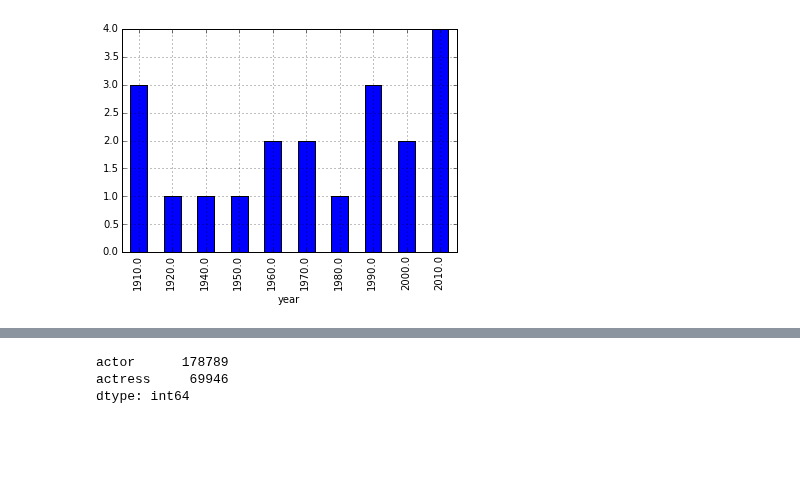
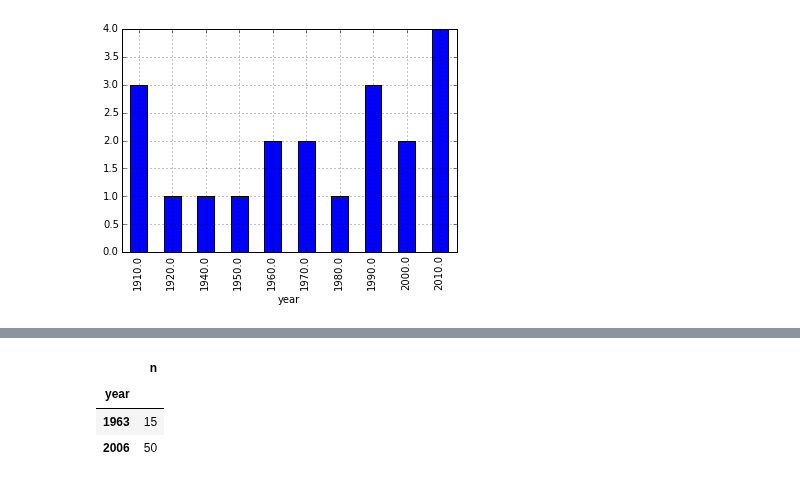
Before and after one commit to brandon-rhodes/pycon-pandas-tutorial, a Jupyter notebook: Solutions-3.ipynb, the cells around one changed output, grey strips where cells are left out. Saved outputs shown, nothing was run; the diff lists cells and outputs as text; code cells hidden in the pictures; blank space fills up the shorter version.

```diff
--- a/Solutions-3.ipynb
+++ b/Solutions-3.ipynb
@@ -106,12 +93,14 @@ actress    5543
 dtype: int64
-# %%
-# How many total roles were available for actors,
-# and how many for actresses, over the 1950s?
-
-c = cast
-c = c[c.year // 10 == 195]
-c.type.value_counts()
-# %% [output]
-actor      178789
-actress     69946
-dtype: int64
+# %%
+# Use groupby() to determine how many roles are listed
+# for each of the Pink Panther movies.
+
+c = cast
+c = c[c.title == 'The Pink Panther']
+c = c.sort('n').groupby(['year'])[['n']].max()
+c
+# %% [output]
+|  | n |
+| year |  |
+| 1963 | 15 |
+| 2006 | 50 |
```
Also changed, not shown: parts of 8 cells of this notebook, 2 other files.
